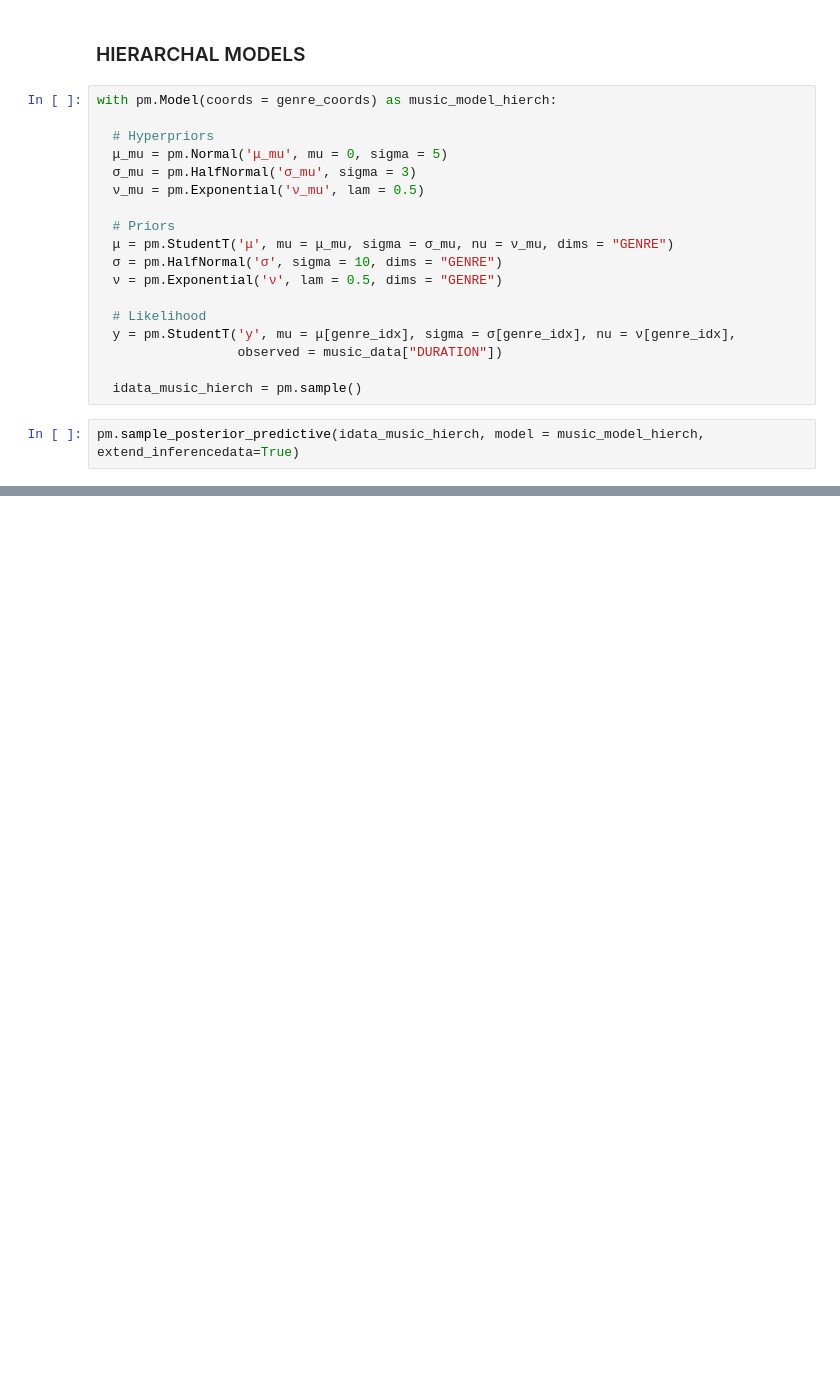
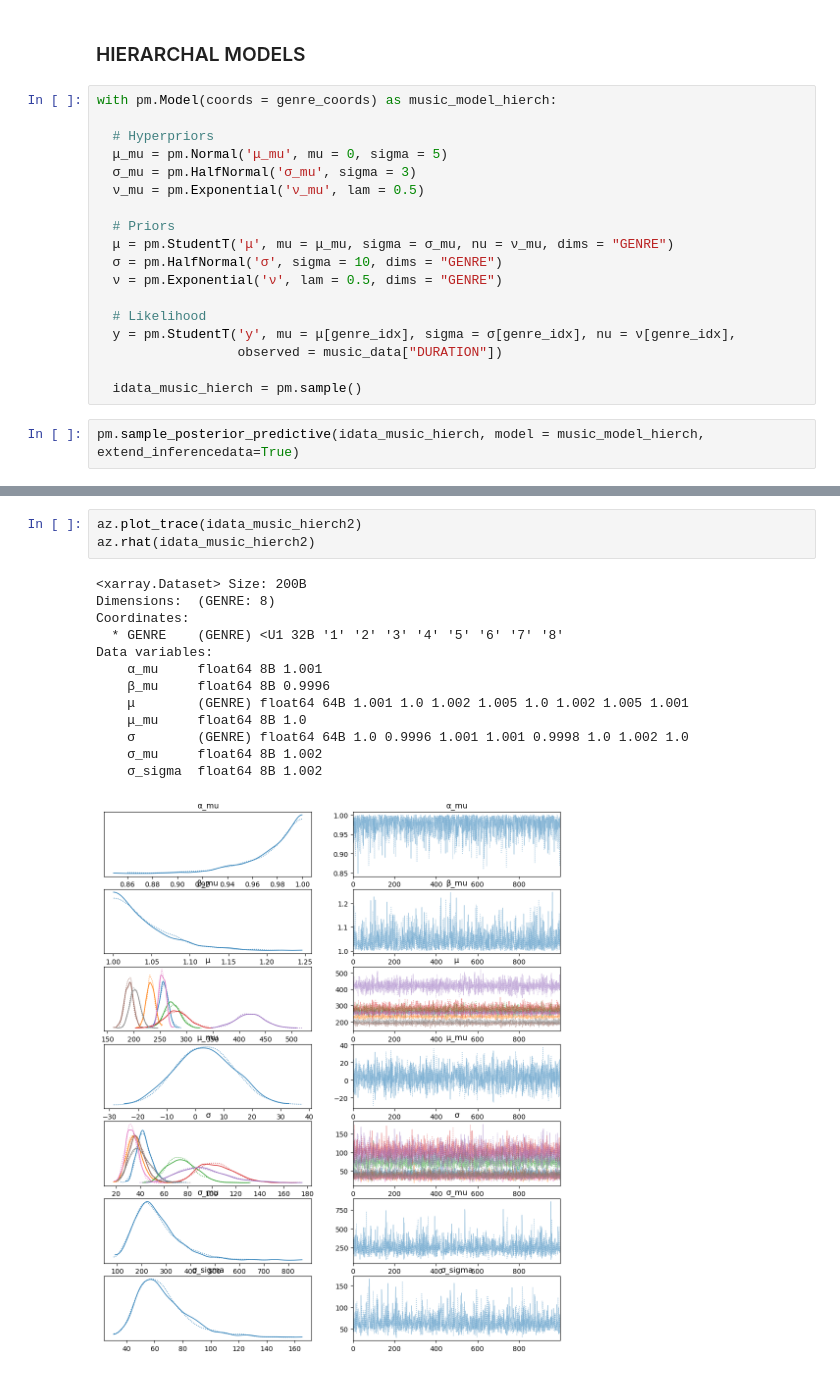
Before and after one commit to Tookss55/DS, a Jupyter notebook: Unit4/Amir_RegaU4proj.ipynb, the cells around one changed output, grey strips where cells are left out. Drawn from its saved outputs; the diff is of its cells as text; blank space fills up the shorter version.

```diff
--- a/Unit4/Amir_RegaU4proj.ipynb
+++ b/Unit4/Amir_RegaU4proj.ipynb
@@ -224,0 +263,17 @@ Data variables:
+# %%
+az.plot_trace(idata_music_hierch2)
+az.rhat(idata_music_hierch2)
+# %% [output]
+<xarray.Dataset> Size: 200B
+Dimensions:  (GENRE: 8)
+Coordinates:
+  * GENRE    (GENRE) <U1 32B '1' '2' '3' '4' '5' '6' '7' '8'
+Data variables:
+    α_mu     float64 8B 1.001
+    β_mu     float64 8B 0.9996
+    μ        (GENRE) float64 64B 1.001 1.0 1.002 1.005 1.0 1.002 1.005 1.001
+    μ_mu     float64 8B 1.0
+    σ        (GENRE) float64 64B 1.0 0.9996 1.001 1.001 0.9998 1.0 1.002 1.0
+    σ_mu     float64 8B 1.002
+    σ_sigma  float64 8B 1.002
+[figure, added]
```
Also changed, not shown: parts of 12 cells of this notebook.
